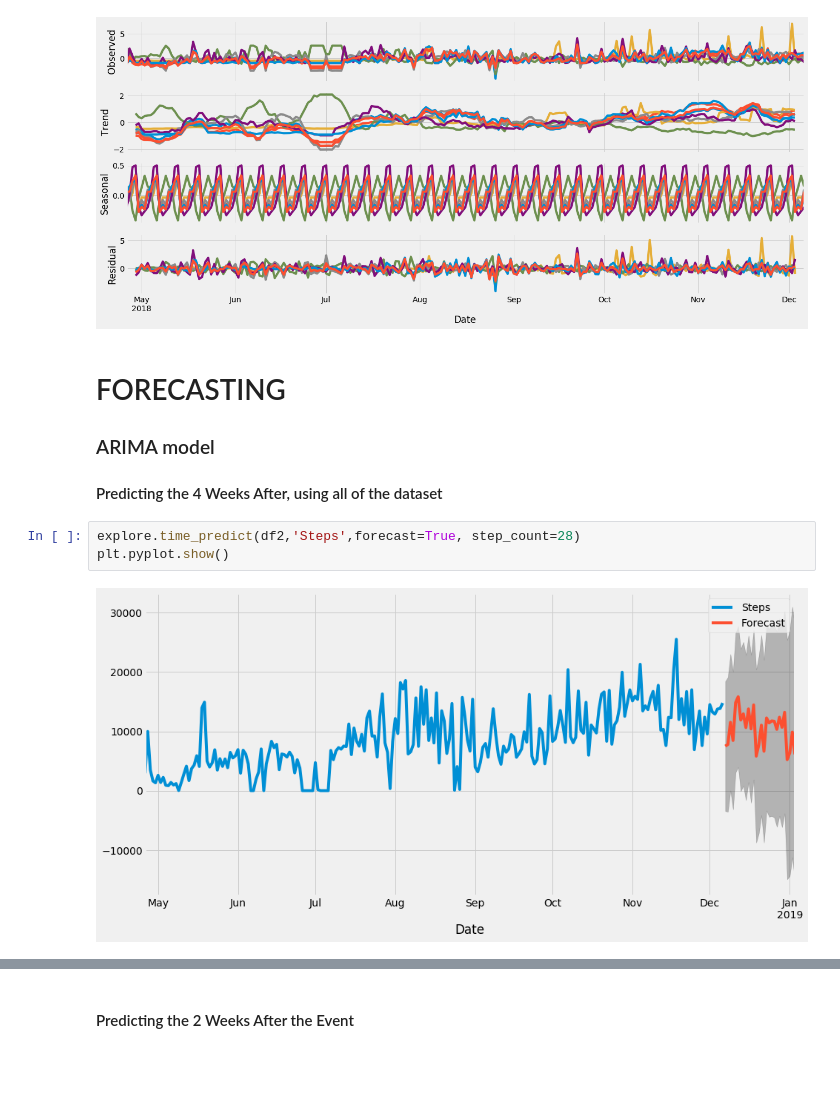
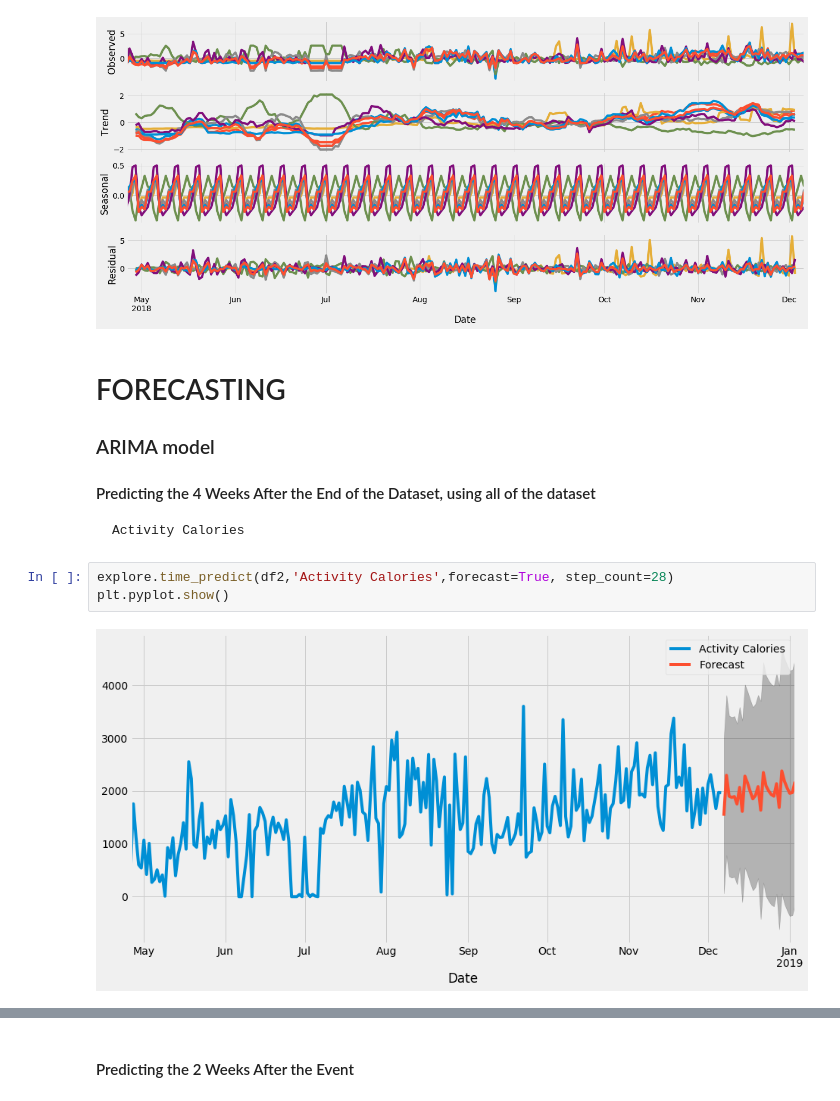
Before and after one commit to CrapWork/time-series, a Jupyter notebook: bare-bones.ipynb, the cells around one changed output, grey strips where cells are left out. Cells and saved outputs as stored; diff of their text form; blank space fills up the shorter version.

```diff
--- a/bare-bones.ipynb
+++ b/bare-bones.ipynb
@@ -191,10 +178,11 @@ plt.pyplot.show()
 # FORECASTING
 
 ### ARIMA model
-#### Predicting the 4 Weeks After, using all of the dataset
+#### Predicting the 4 Weeks After the End of the Dataset, using all of the dataset
+    Activity Calories
 # %%
-explore.time_predict(df2,'Steps',forecast=True, step_count=28)
+explore.time_predict(df2,'Activity Calories',forecast=True, step_count=28)
 plt.pyplot.show()
 # %% [output]
-[figure, old version]
+[figure, new version]
 # %%
```
Also changed, not shown: parts of 27 cells of this notebook, 1 other file.
